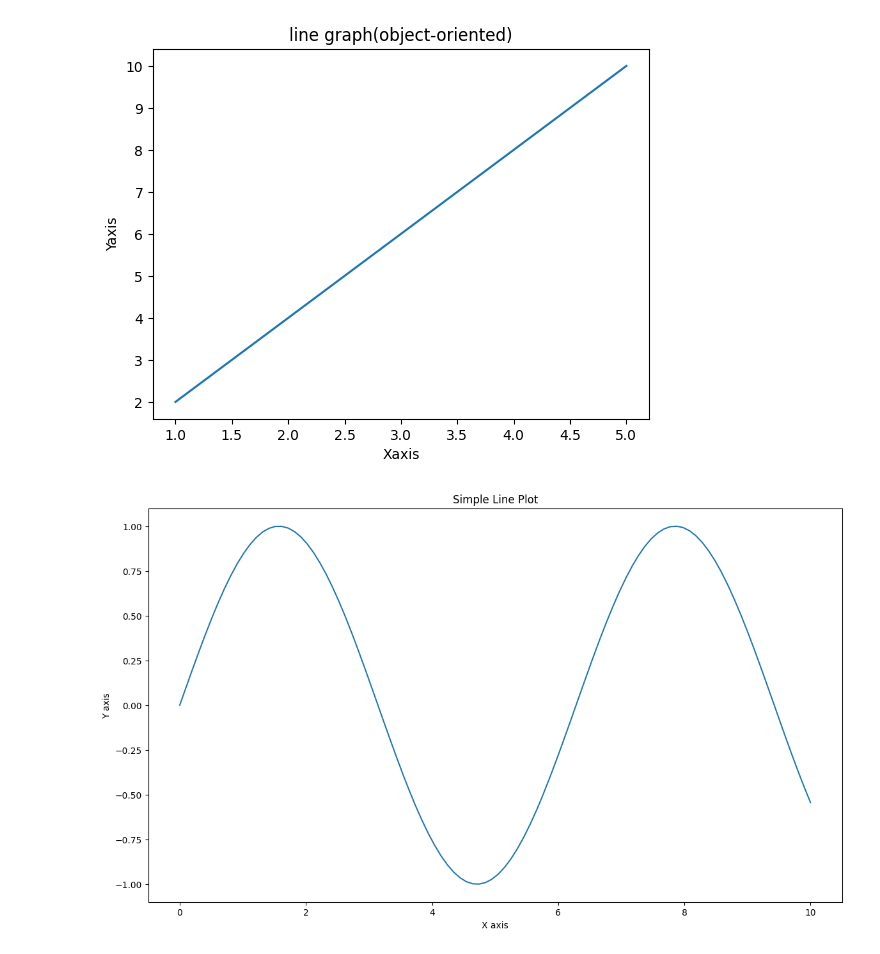
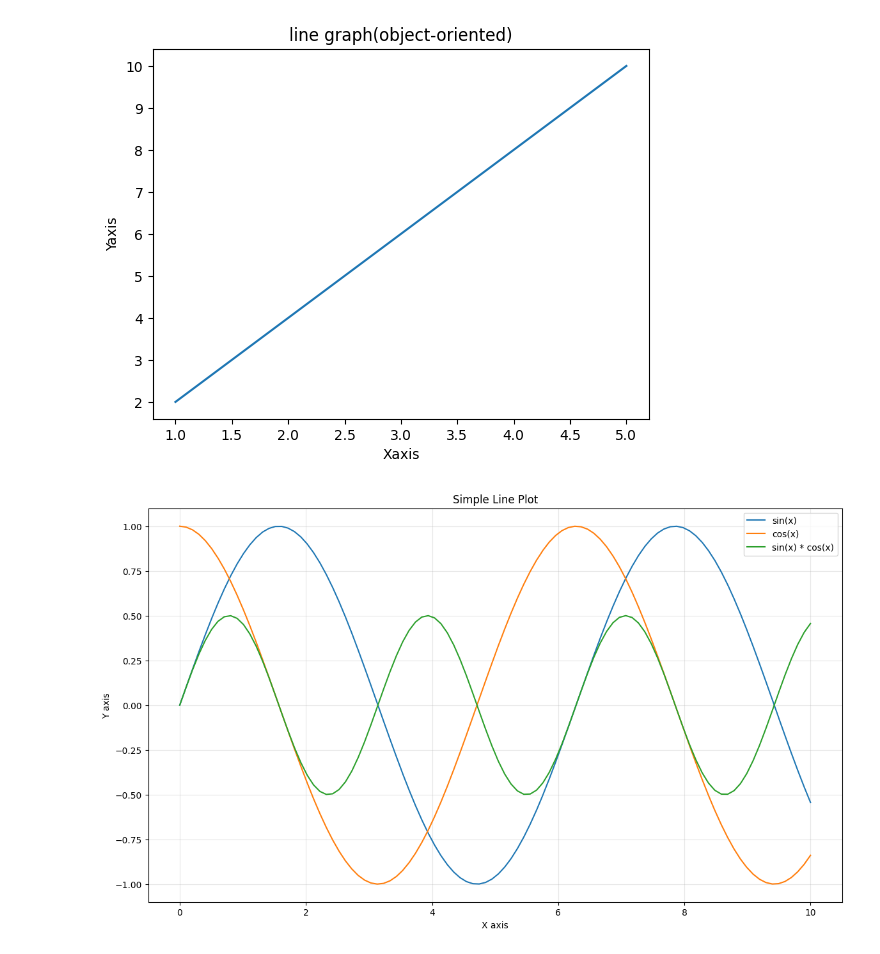
Before and after one commit to SachMax/earnings-catalyst-screener, a Jupyter notebook: md-note/mpl.ipynb, the cells around one changed output. Cells and saved outputs as stored; diff of their text form; code cells hidden in the pictures.

```diff
--- a/md-note/mpl.ipynb
+++ b/md-note/mpl.ipynb
@@ -25,13 +25,19 @@ plt.show()
 [figure]
 # %%
 x = np.linspace(0, 10, 100) # basically returning an np array of [0, 0.1, 0.2, ..., 10]
-y = np.sin(x)
+y1 = np.sin(x)
+y2 = np.cos(x)
+y3 = y1 * y2
 
 plt.figure(figsize=(14,8))
-plt.plot(x, y)
+plt.plot(x, y1, label="sin(x)")
+plt.plot(x, y2, label="cos(x)")
+plt.plot(x, y3, label="sin(x) * cos(x)")
 plt.xlabel("X axis")
 plt.ylabel("Y axis")
 plt.title("Simple Line Plot")
+plt.legend()
+plt.grid(True, alpha=0.3)
 plt.show()
 # %% [output]
-[figure, old version]
+[figure, new version]
```
Also changed, not shown: parts of 9 cells of this notebook, 11 other files.
